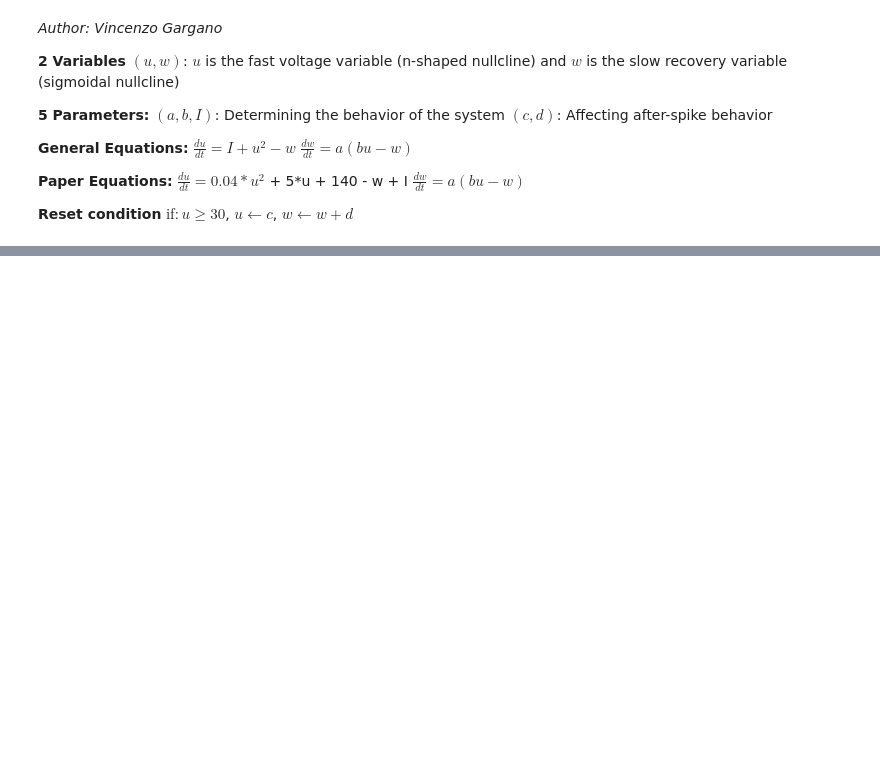
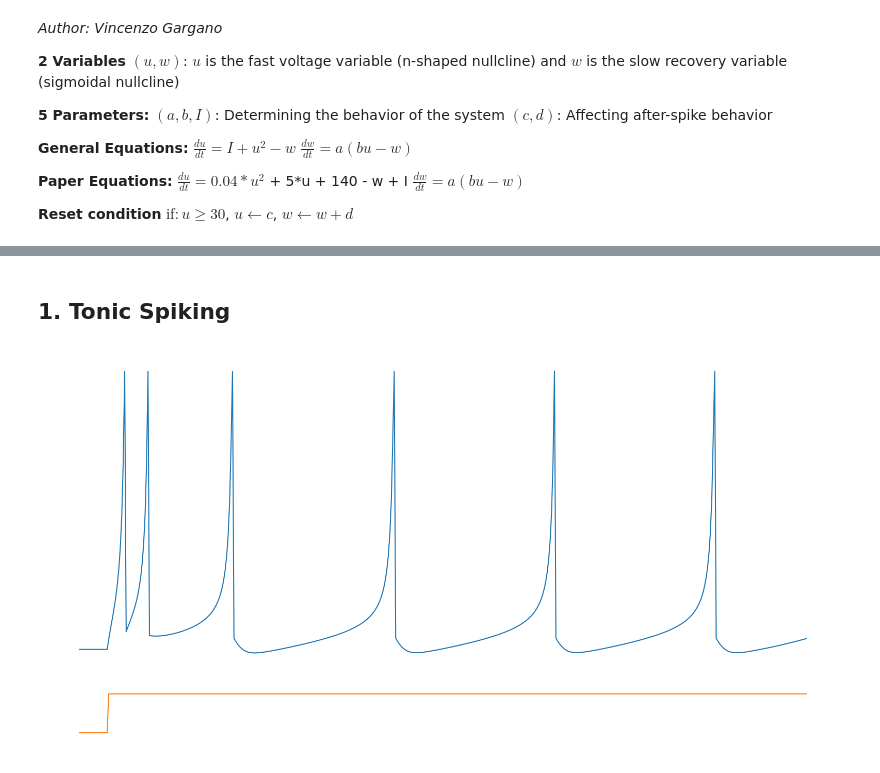
Before and after one commit to U-n-Own/UniversityNotes, a Jupyter notebook: Assignments/ComputationalNeuroscience/FirstAssignment/izhikevich_simulation.ipynb, the cells around one changed output, grey strips where cells are left out. Cells and saved outputs as stored; diff of their text form; code cells hidden in the pictures; blank space fills up the shorter version.

```diff
--- a/Assignments/ComputationalNeuroscience/FirstAssignment/izhikevich_simulation.ipynb
+++ b/Assignments/ComputationalNeuroscience/FirstAssignment/izhikevich_simulation.ipynb
@@ -54,0 +139,25 @@ Text(0.5, 1.0, 'Izhikevich Model')
+# %%
+# Current
+
+T = 500
+T1 = 20
+I = np.zeros(T)
+
+current_input = 14
+
+#I = np.full(T, 20)
+
+# current is 0 the first 200 and 14 until the end
+I[:T1] = 0
+I[T1:] = np.full(T-T1, current_input)
+# %% [markdown]
+## 1. Tonic Spiking
+# %%
+tonic_spiking = IzhikevichModel(a = 0.02, b = 0.2, c = -65, d = 6, I = I, u = -70, w = 0.2*-70)
+
+# Simulate the model
+t, u, w, spikes = tonic_spiking.simulate(T=T, I=I)
+
+draw_spiking_behaviour(t, u, I, spikes, T1)
+# %% [output]
+[figure, added]
```
Also changed, not shown: parts of 32 cells of this notebook, 1 other file.
